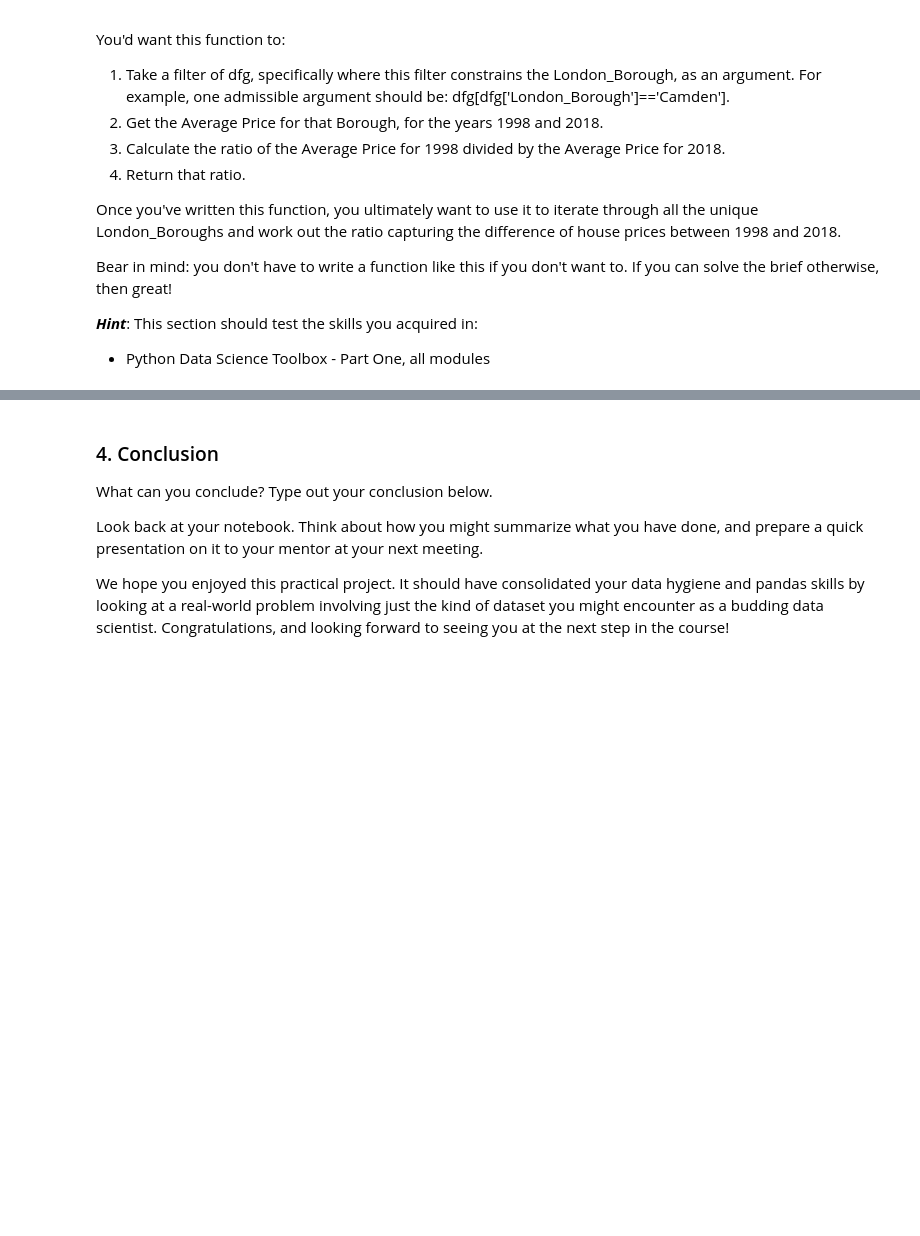
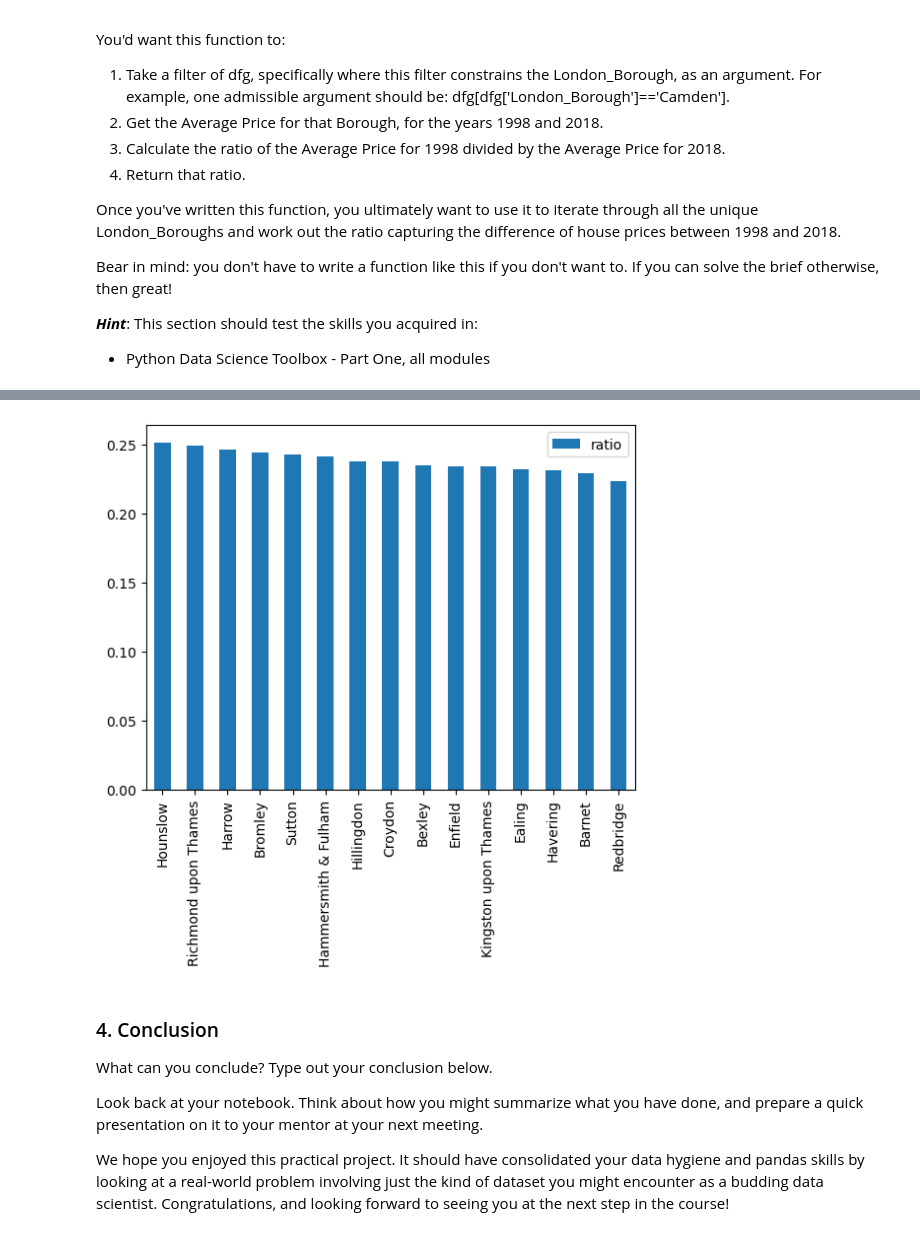
Before and after one commit to prem-0217/exercises, a Jupyter notebook: Unit 4 Challenge - Tier 3.ipynb, the cells around one changed output, grey strips where cells are left out. Saved outputs shown, nothing was run; the diff lists cells and outputs as text; code cells hidden in the pictures; blank space fills up the shorter version.

```diff
--- a/Unit 4 Challenge - Tier 3.ipynb
+++ b/Unit 4 Challenge - Tier 3.ipynb
@@ -176,3 +225,8 @@ To this end, you *could* apply a ***lambda function***. Your logic could work as
 3. store that corresponding year as separate column.
 
 Whether you go ahead with this is up to you. Just so long as you answer our initial brief: which boroughs of London have seen the greatest house price increase, on average, over the past two decades?
+# %%
+df['year'] = df['month'].apply(lambda t:t.year)
+grouped = df.groupby(by=['london_borough','year']).mean()
+grouped = grouped.reset_index()
+grouped.head()
@@ -195,3 +261,12 @@ Bear in mind: you don't have to write a function like this if you don't want to.
 
 ***Hint***: This section should test the skills you acquired in:
 - Python Data Science Toolbox - Part One, all modules
+# %%
+def ratio_price(df):
+    df1998 = df['avg_price'][df['year'] == 1998]
+    df2018 = df['avg_price'][df['year'] == 2018]
+    ratio = (float(df1998))/(float(df2018))
+    return ratio
+
+x = ratio_price(grouped[grouped['london_borough'] == 'Brent'])
+print(x)
@@ -197,0 +275,6 @@ Bear in mind: you don't have to write a function like this if you don't want to.
+# %%
+ratios = {}
+for b in grouped['london_borough'].unique():
+    borough = grouped[grouped['london_borough'] == b]
+    ratios[b] = ratio_price(borough)
+ratios
@@ -197,0 +299,3 @@ Bear in mind: you don't have to write a function like this if you don't want to.
+# %%
+df_ratios = pd.DataFrame(ratios.items(), columns = ['borough', 'ratio'])
+df_ratios.head()
@@ -198,3 +309,10 @@ Bear in mind: you don't have to write a function like this if you don't want to.
+# %%
+top15 = df_ratios.sort_values('ratio', ascending = False).head(15)
+p = top15.plot(kind='bar')
+p.set_xticklabels(top15.borough)
+plt.show()
+# %% [output]
+[figure, added]
 # %% [markdown]
 ### 4. Conclusion
 What can you conclude? Type out your conclusion below.
```
Also changed, not shown: parts of 12 cells of this notebook.
